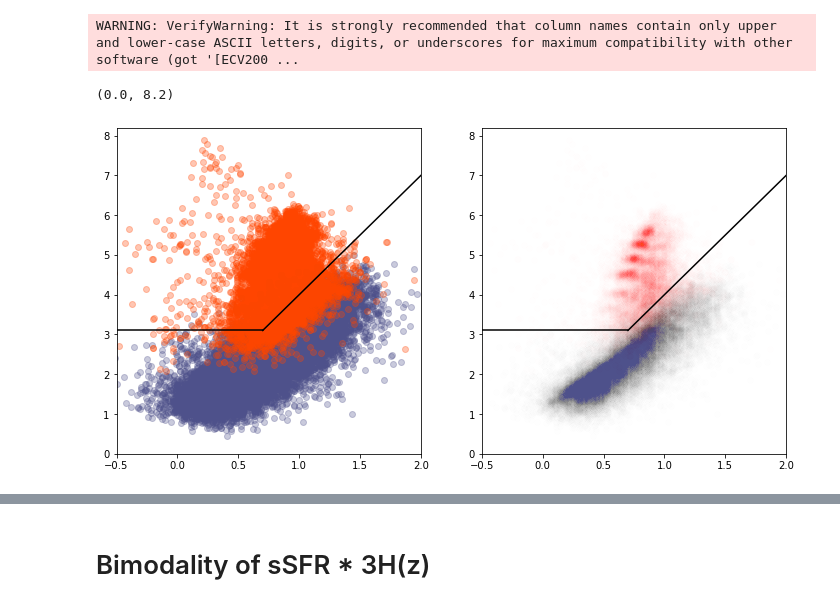
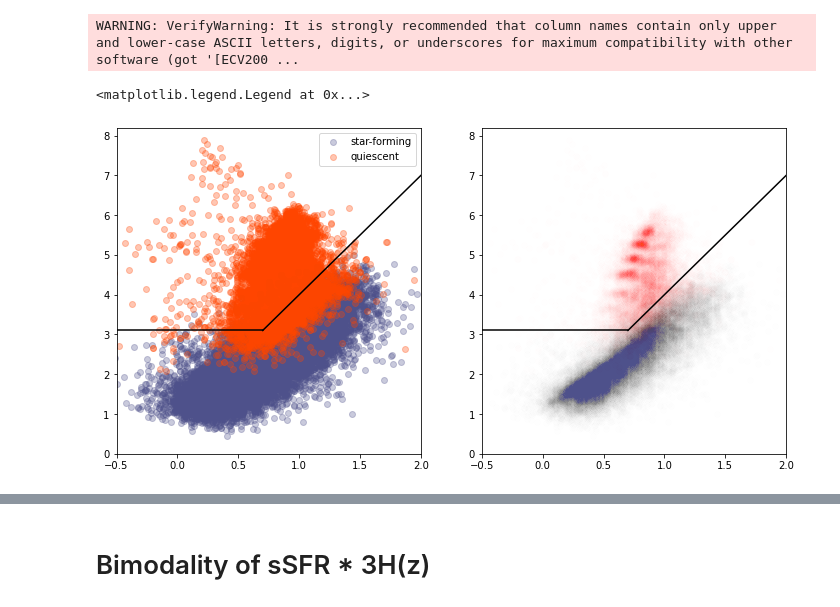
Before and after one commit to eunheeko/QuenchingTimescale, a Jupyter notebook: Classify_RGB.ipynb, the cells around one changed output, grey strips where cells are left out. Saved outputs shown, nothing was run; the diff lists cells and outputs as text; code cells hidden in the pictures.

```diff
--- a/Classify_RGB.ipynb
+++ b/Classify_RGB.ipynb
@@ -57,23 +57,25 @@ sf = total_z[~ssfr_mask]
 # %%
 fig, ax = plt.subplots(1, 2, figsize = (12, 6))
 
 ax[0].scatter(sf['RMag'] - sf['JMag'], sf['NUVMag'] - sf['RMag'], color = '#4e518b', alpha = .3, label = 'star-forming')
 ax[0].scatter(quies['RMag'] - quies['JMag'], quies['NUVMag'] - quies['RMag'], color = '#FF4500', alpha = .3, label = 'quiescent')
 
 ax[1].scatter(sf['RMag'] - sf['JMag'], sf['NUVMag'] - sf['RMag'], color = '#4e518b', alpha = .005, label = 'star-forming')
 ax[1].scatter(quies['RMag'] - quies['JMag'], quies['NUVMag'] - quies['RMag'], color = '#FF4500', alpha = .005, label = 'quiescent')
 
 ax[0].plot(x1, y1, color = 'black')
 ax[0].plot(x2, y2, color = 'black')
 
 ax[1].plot(x1, y1, color = 'black')
 ax[1].plot(x2, y2, color = 'black')
 
 
 ax[0].set_xlim(-0.5, 2.0)
 ax[0].set_ylim(0, 8.2)
 ax[1].set_xlim(-0.5, 2.0)
 ax[1].set_ylim(0, 8.2)
+
+ax[0].legend()
 # %% [output]
-(0.0, 8.2)
+<matplotlib.legend.Legend at 0x...>
-[figure, old version]
+[figure, new version]
```
Also changed, not shown: parts of 9 cells of this notebook, 1 other file.
